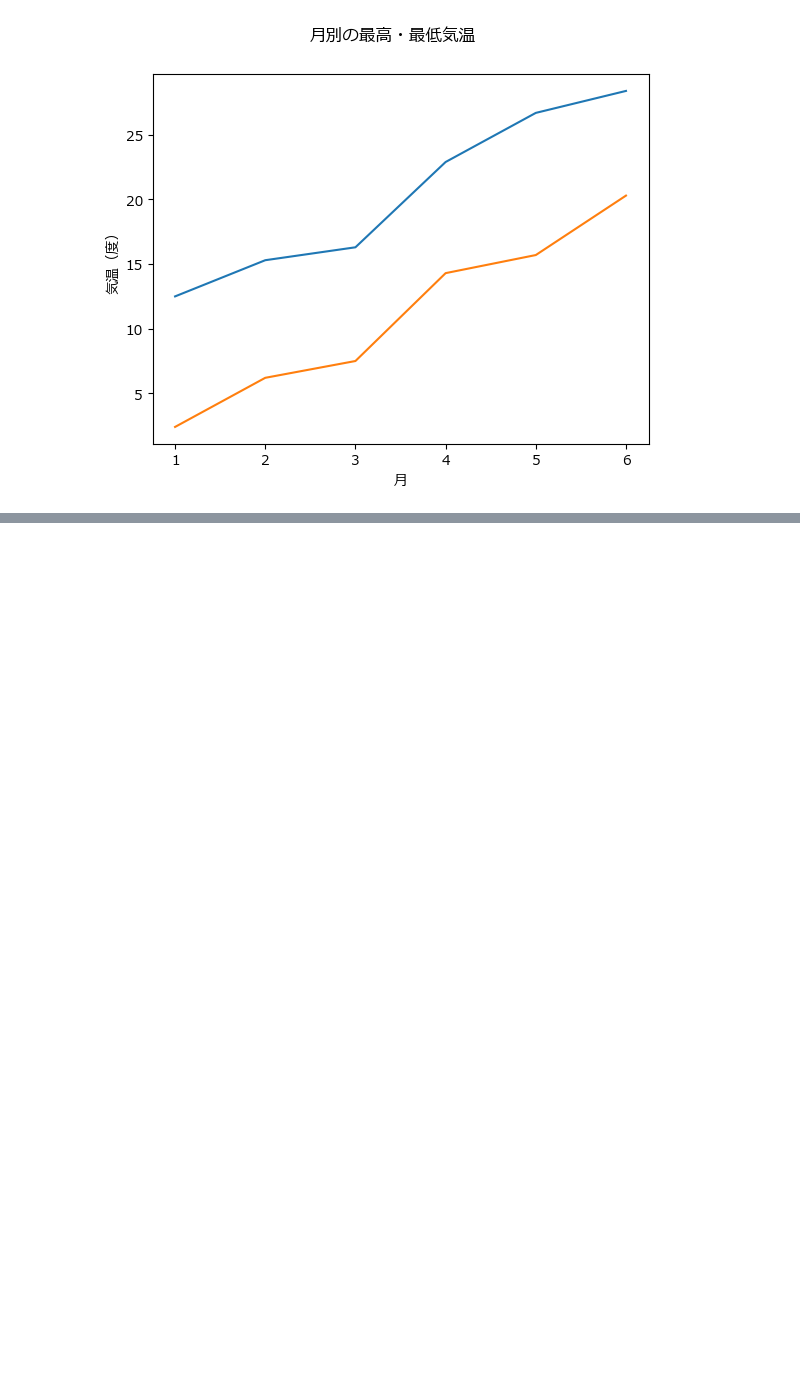
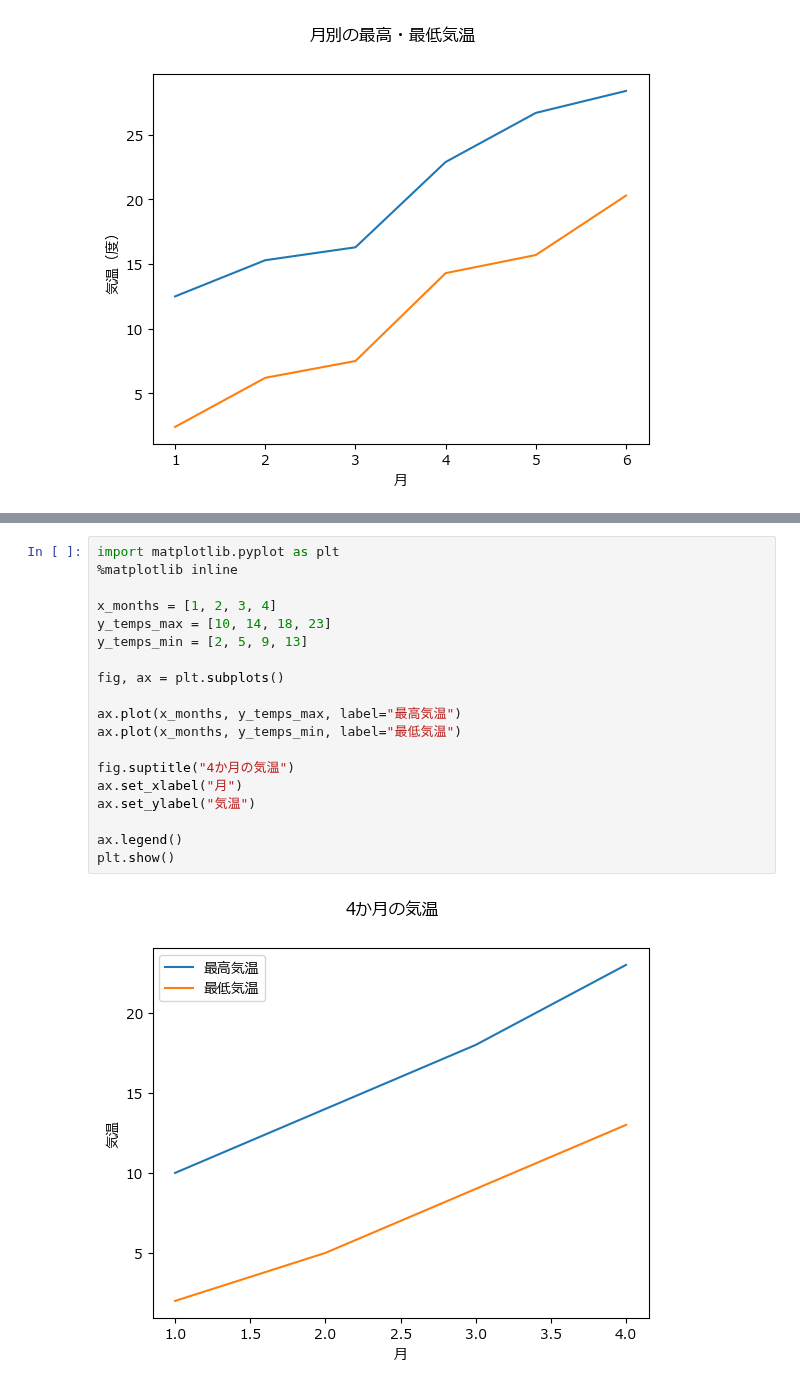
Before and after one commit to kjfarm1225/pyq_practice, a Jupyter notebook: 140_2_matplotlib_customize/140-2_matplotlib_customize.ipynb, the cells around one changed output, grey strips where cells are left out. Drawn from its saved outputs; the diff is of its cells as text; blank space fills up the shorter version.

```diff
--- a/140_2_matplotlib_customize/140-2_matplotlib_customize.ipynb
+++ b/140_2_matplotlib_customize/140-2_matplotlib_customize.ipynb
@@ -25,0 +91,21 @@ plt.show()
+# %%
+import matplotlib.pyplot as plt
+%matplotlib inline
+
+x_months = [1, 2, 3, 4]
+y_temps_max = [10, 14, 18, 23]
+y_temps_min = [2, 5, 9, 13]
+
+fig, ax = plt.subplots()
+
+ax.plot(x_months, y_temps_max, label="最高気温")
+ax.plot(x_months, y_temps_min, label="最低気温")
+
+fig.suptitle("4か月の気温")
+ax.set_xlabel("月")
+ax.set_ylabel("気温")
+
+ax.legend()
+plt.show()
+# %% [output]
+[figure, added]
```
Also changed, not shown: parts of 10 cells of this notebook.
